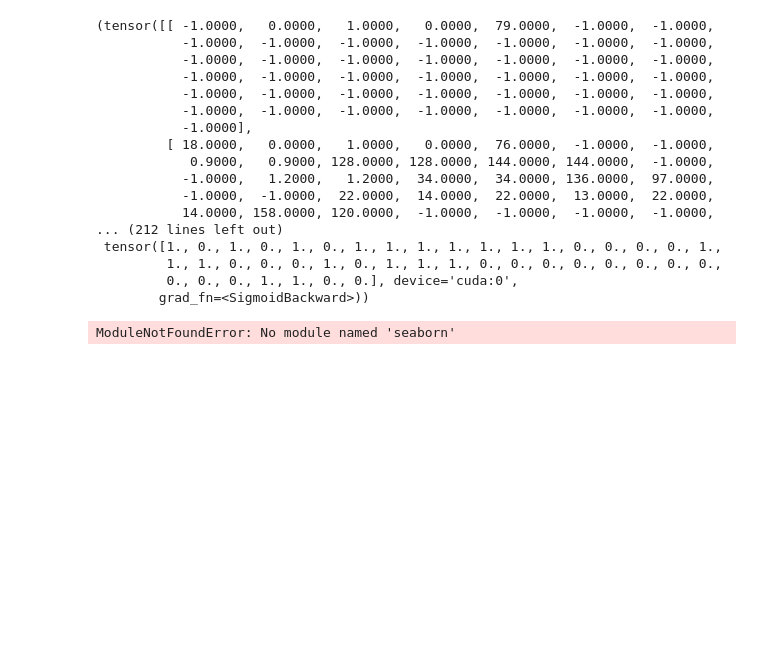
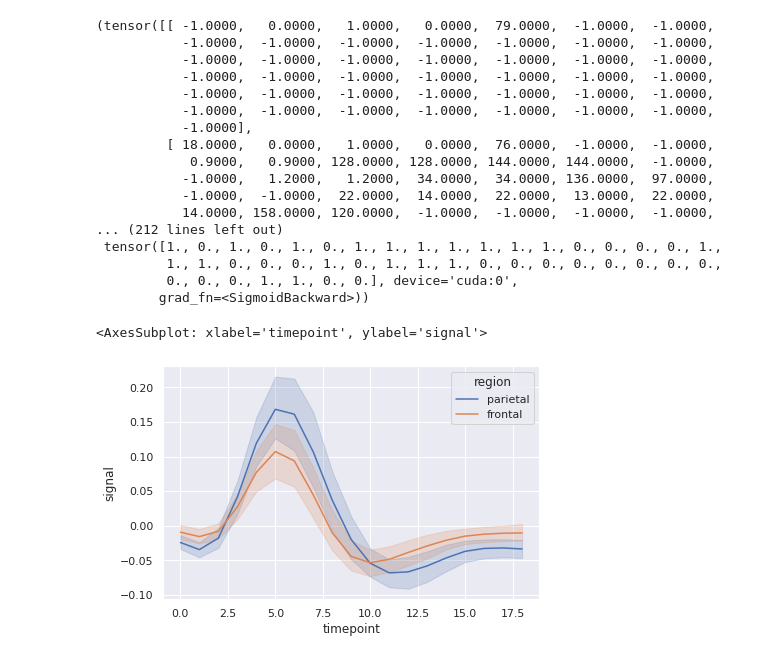
Before and after one commit to Elfsong/Datathon23, a Jupyter notebook: component/ae.ipynb, the cells around one changed output. Saved outputs shown, nothing was run; the diff lists cells and outputs as text; code cells hidden in the pictures; blank space fills up the shorter version.

```diff
--- a/component/ae.ipynb
+++ b/component/ae.ipynb
@@ -125,13 +125,12 @@ outputs[0]
 # %%
 import seaborn as sns
 sns.set_theme(style="darkgrid")
 
 # Load an example dataset with long-form data
 fmri = sns.load_dataset("fmri")
 
 # Plot the responses for different events and regions
-sns.lineplot(x="timepoint", y="signal",
-             hue="region", style="event",
-             data=fmri)
+sns.lineplot(x="timepoint", y="signal", hue="region", data=fmri)
 # %% [output]
-ModuleNotFoundError: No module named 'seaborn'
+<AxesSubplot: xlabel='timepoint', ylabel='signal'>
+[figure, added]
```
Also changed, not shown: parts of 2 cells of this notebook, 1 other file.
